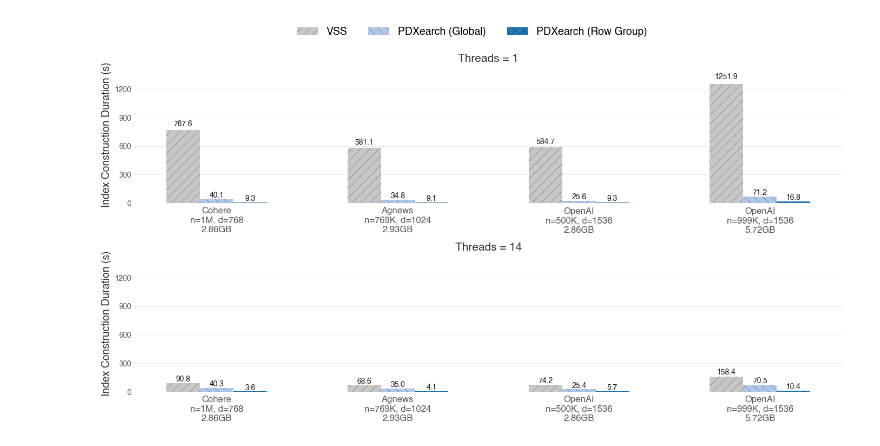
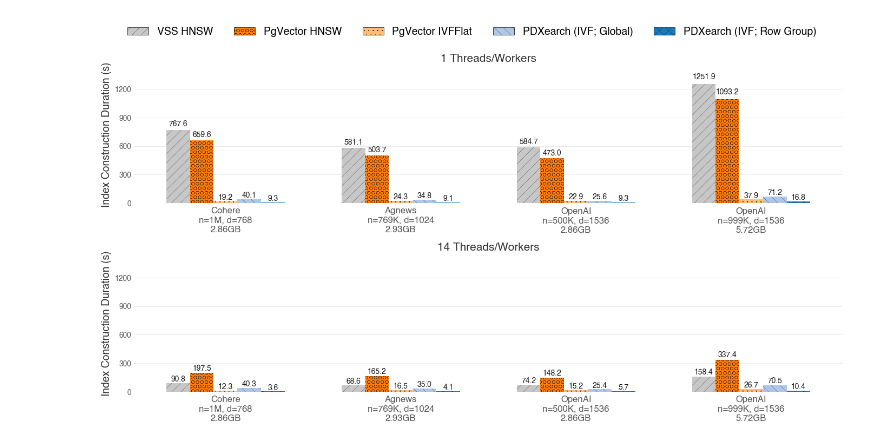
Before and after one commit to Noorts/vss-benchmarks, a Jupyter notebook: analysis/index_creation.ipynb, the cells around one changed output. Cells and saved outputs as stored; diff of their text form; code cells hidden in the pictures.

Commit message:
feat: update index creation analysis to include pgvector and misc changes

```diff
--- a/analysis/index_creation.ipynb
+++ b/analysis/index_creation.ipynb
@@ -170,8 +213,8 @@ def format_dataset_label(dataset_name: str) -> str:
     return f"{name}\nn={n_label}, d={dim}\n{size_gb}GB"
 
 # Define the desired index ordering within each thread group:
-# VSS → PDXearch (Global) → PDXearch (Row Group)
-INDEX_ORDER = ["VSS", "PDXearch (Global)", "PDXearch (Row Group)"]
+# VSS → PgVector HNSW → PgVector IVFFlat → PDXearch (IVF; Global) → PDXearch (IVF; Row Group)
+INDEX_ORDER = ["VSS HNSW", "PgVector HNSW", "PgVector IVFFlat", "PDXearch (IVF; Global)", "PDXearch (IVF; Row Group)"]
 
 # Group records: dataset → thread_count → index_type → list of durations
 grouped: dict[str, dict[int, dict[str, list[float]]]] = {
@@ -179,17 +222,9 @@ grouped: dict[str, dict[int, dict[str, list[float]]]] = {
 }
 
 for r in records:
-    index = r["index"]
-    gv = r["global_version"]
-    if index == "PDXEARCH" and gv is not None:
-        index_label = "PDXearch (Global)"
-    elif index == "PDXEARCH":
-        index_label = "PDXearch (Row Group)"
-    else:
-        index_label = index
-
-    threads = r["duckdb_threads"]
-    grouped[r["dataset"]][threads][index_label].append(r["optimize_duration"])
+    threads = r["threads"]
+    if threads is not None:
+        grouped[r["dataset"]][threads][r["index"]].append(r["optimize_duration"])
 
 # Colors and hatches for index types (using built-in colorblind-friendly palette)
 # Use tab10 colormap for colorblind-friendly colors
@@ -198,15 +233,19 @@ try:
 except (AttributeError, KeyError):
     cmap = plt.cm.get_cmap('tab20')
 index_colors = {
-    "VSS": cmap(15),
-    "PDXearch (Global)": cmap(1),
-    "PDXearch (Row Group)": cmap(0),
+    "VSS HNSW": cmap(15),
+    "PDXearch (IVF; Global)": cmap(1),
+    "PDXearch (IVF; Row Group)": cmap(0),
+    "PgVector HNSW": cmap(2),
+    "PgVector IVFFlat": cmap(3),
 }
 
 index_hatches = {
-    "VSS": "//",
-    "PDXearch (Global)": "\\\\",
-    "PDXearch (Row Group)": "/\\/\\",  # Cross pattern
+    "VSS HNSW": "//",
+    "PDXearch (IVF; Global)": "\\\\",
+    "PDXearch (IVF; Row Group)": "/\\/\\",  # Cross pattern
+    "PgVector HNSW": "OO",
+    "PgVector IVFFlat": "..",
 }
 
 # Get all unique index types across all datasets and thread counts
@@ -276,7 +315,7 @@ for ax_idx, target_threads in enumerate([1, 14]):
         x_base += group_width + group_spacing
 
     # Set title
-    ax.set_title(f"Threads = {target_threads}", fontsize=label_fontsize + 1, color=font_color)
+    ax.set_title(f"{target_threads} Threads/Workers", fontsize=label_fontsize + 1, color=font_color)
 
     # Y label for all plots
     ax.set_ylabel("Index Construction Duration (s)", fontsize=label_fontsize, color=font_color)
@@ -287,47 +326,45 @@ for ax_idx, target_threads in enumerate([1, 14]):
     for dataset in datasets:
         if any(grouped[dataset][target_threads].values()):
             center = x_base + (n_index_types - 1) * bar_width / 2
             group_centers.append(center)
             x_base += group_width + group_spacing
 
     ax.set_xticks(group_centers)
     ax.set_xticklabels(x_labels, fontsize=x_tick_fontsize, color=tick_fonts_color)
 
     # Grids (horizontal only)
     ax.yaxis.grid(True, linestyle='-', linewidth=0.6, color='gray', alpha=0.2)
     ax.set_axisbelow(True)
 
     # Spine adjustments (remove top and right)
     ax.spines['top'].set_visible(False)
     ax.spines['right'].set_visible(False)
     ax.spines['left'].set_visible(False)
     ax.spines['bottom'].set_visible(False)
 
     # Y-axis limits and locator (use same limits as graph 1)
     ax.set_ylim(0, shared_max_y)
     ax.yaxis.set_major_locator(MaxNLocator(nbins=5))
 
     ax.tick_params(axis='y', colors=tick_fonts_color)
     ax.tick_params(axis='both', length=0)
     ax.tick_params(axis='x', pad=5)  # Increase spacing between x-axis labels and axis
 
-# Shared legend (get from first visible axis)
-visible_axes = [ax for ax in axes if ax.get_visible()]
-if visible_axes:
-    handles, labels = visible_axes[0].get_legend_handles_labels()
-    # Remove duplicates while preserving order
-    seen = set()
-    unique_handles = []
-    unique_labels = []
-    for h, l in zip(handles, labels):
-        if l not in seen:
-            seen.add(l)
-            unique_handles.append(h)
-            unique_labels.append(l)
-    fig.legend(unique_handles, unique_labels, loc="upper center", ncol=len(unique_labels),
-              frameon=False, fontsize=label_fontsize, bbox_to_anchor=(0.5, 1.02))
+# Shared legend - create handles for all index types
+from matplotlib.patches import Patch
+legend_handles = []
+legend_labels = []
+for index_type in all_index_types:
+    color = index_colors.get(index_type, "#808080")
+    hatch = index_hatches.get(index_type, "")
+    legend_handles.append(Patch(facecolor=color, hatch=hatch, edgecolor='black', linewidth=0.5))
+    legend_labels.append(index_type)
+
+fig.legend(legend_handles, legend_labels, loc="upper center", ncol=len(legend_labels),
+          frameon=False, fontsize=label_fontsize, bbox_to_anchor=(0.5, 1.02))
 
 fig.tight_layout(rect=[0, 0, 1, 0.95])
-plt.show()
+# plt.show()
+plt.savefig("index_creation.png", dpi=300, bbox_inches='tight')
 # %% [output]
-[figure, old version]
+[figure, new version]
```
Also changed, not shown: parts of 1 cell of this notebook.
